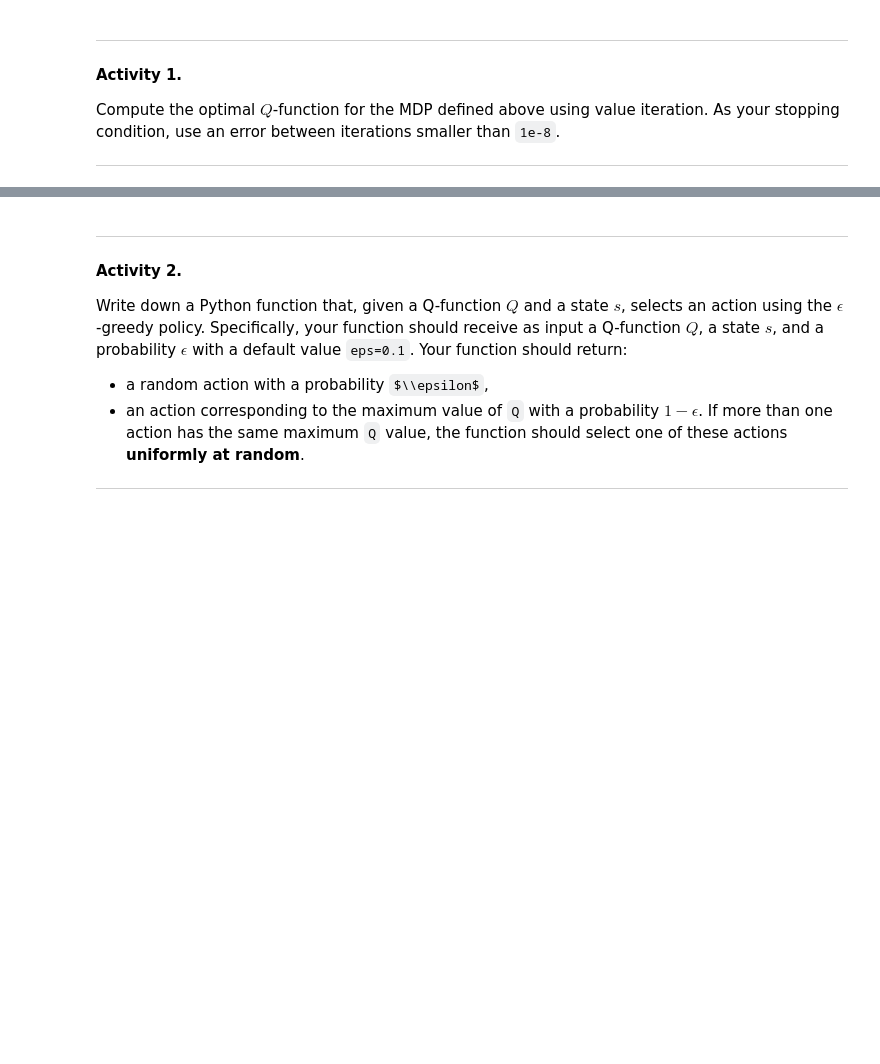
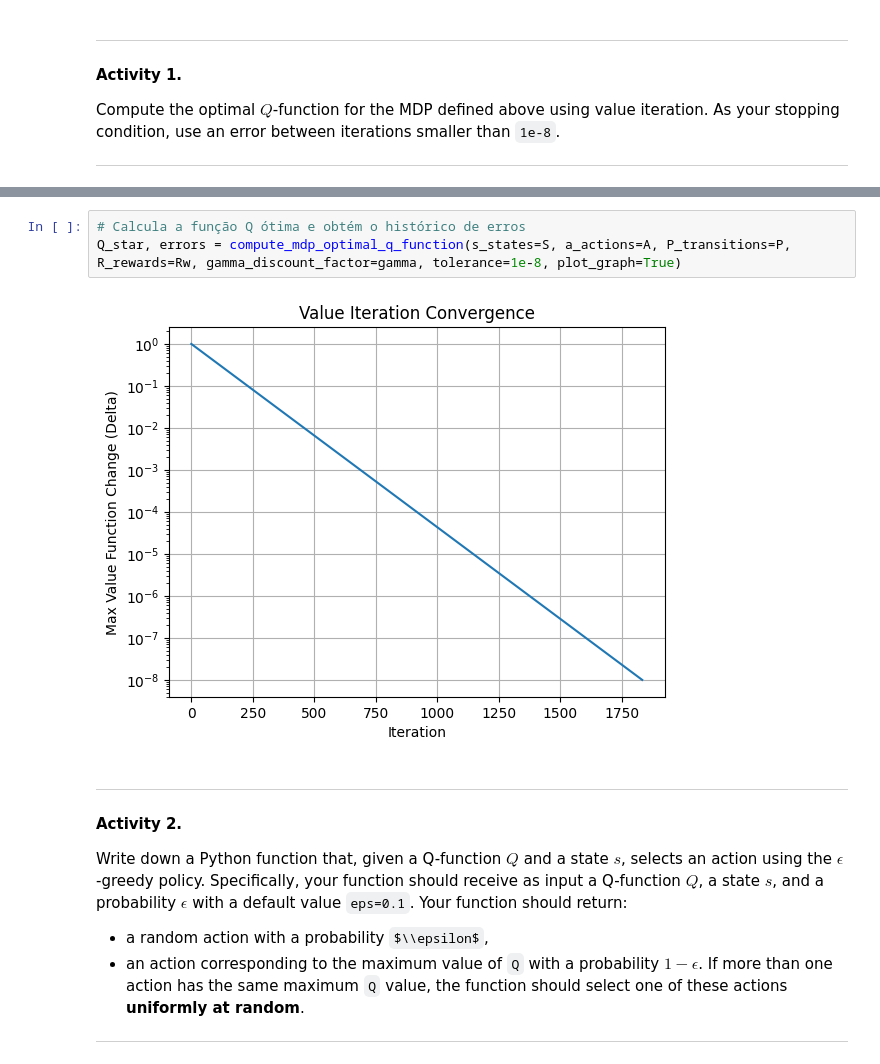
Before and after one commit to yangricardo/INF2070_202502_DEEP_REINFORCEMENT_LEARNING, a Jupyter notebook: labs/2_reinforcement_learning/lab-RL-novo.ipynb, the cells around one changed output, grey strips where cells are left out. Cells and saved outputs as stored; diff of their text form; some formulas as TeX source; blank space fills up the shorter version.

Commit message:
compute_mdp_optimal_q_function

```diff
--- a/labs/2_reinforcement_learning/lab-RL-novo.ipynb
+++ b/labs/2_reinforcement_learning/lab-RL-novo.ipynb
@@ -141,3 +235,8 @@ Compute the optimal $Q$-function for the MDP defined above using value iteration
+# %%
+# Calcula a função Q ótima e obtém o histórico de erros
+Q_star, errors = compute_mdp_optimal_q_function(s_states=S, a_actions=A, P_transitions=P, R_rewards=Rw, gamma_discount_factor=gamma, tolerance=1e-8, plot_graph=True)
+# %% [output]
+[figure, added]
 # %% [markdown]
 ---
 
```
Also changed, not shown: parts of 2 cells of this notebook.
